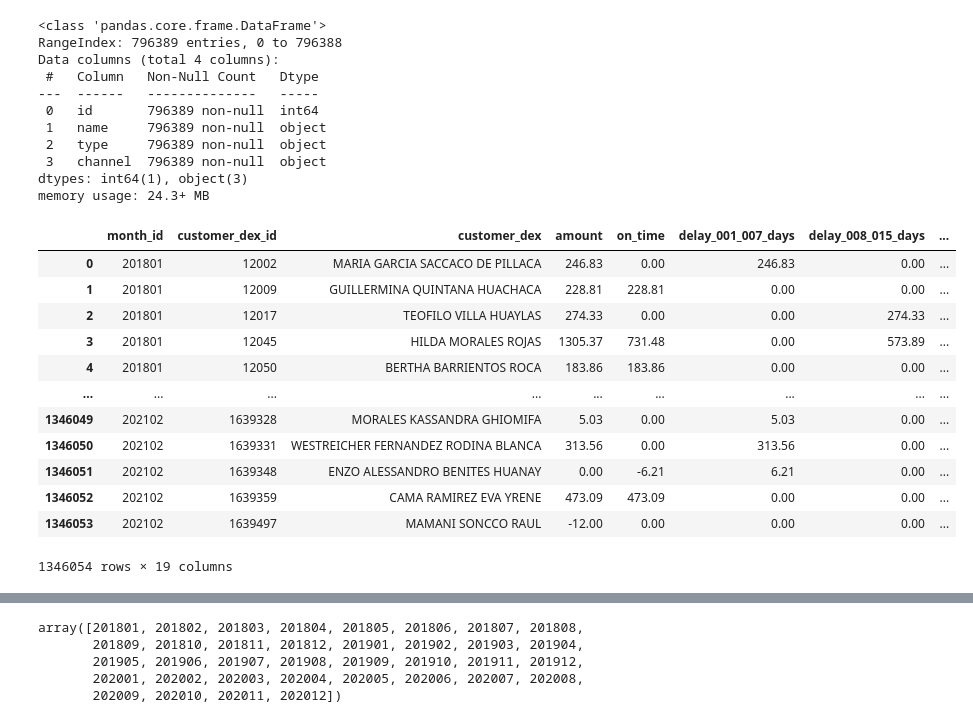
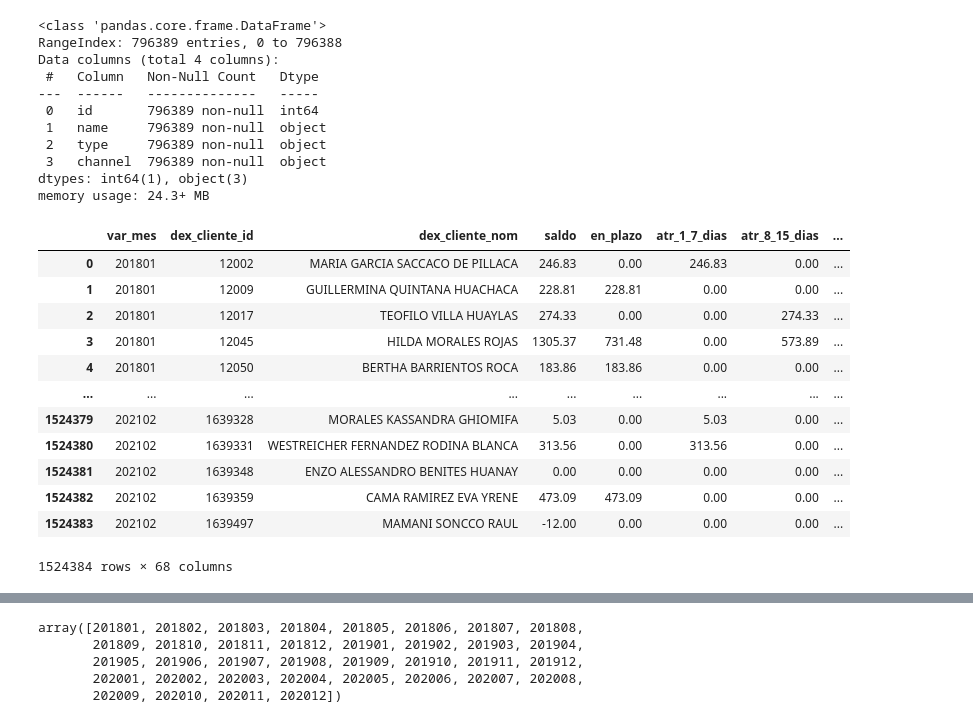
Before and after one commit to jbaraybar/dex_presentacion, a Jupyter notebook: presentacion.ipynb, the cells around one changed output, grey strips where cells are left out. Drawn from its saved outputs; the diff is of its cells as text; code cells hidden in the pictures.

```diff
--- a/presentacion.ipynb
+++ b/presentacion.ipynb
@@ -5,7 +5,7 @@ import numpy as np
 pd.set_option("display.float_format", lambda x: "%.2f" % x)
 pd.set_option('mode.chained_assignment', None)
 # %%
-atrasos = pd.read_csv('../dex/atrasos.csv', delimiter=';', low_memory=False)
+atrasos = pd.read_csv('../dex/clean/modelo.csv', delimiter=';', low_memory=False)
 atrasos.info()
 # %% [output]
 <class 'pandas.core.frame.DataFrame'>
@@ -28,5 +28,5 @@ memory usage: 403.4+ MB
 # %%
-atrasos = atrasos[atrasos['payment_condition_id'] != '#']
+#atrasos = atrasos[atrasos['payment_condition_id'] != '#']
 # %%
-atrasos = atrasos.drop_duplicates(subset=['customer_dex_id','amount'], keep='first')
-atrasos
+#atrasos = atrasos.drop_duplicates(subset=['customer_dex_id','amount'], keep='first')
+#atrasos
@@ -47,11 +33,11 @@ atrasos
 # %%
-atrasos = atrasos.groupby(['month_id','customer_dex_id','customer_dex'])[['amount','on_time','delay_001_007_days',
-                                                                          'delay_008_015_days','delay_016_030_days',
-                                                                          'delay_031_060_days','delay_061_090_days',
-                                                                          'delay_091_120_days','delay_121_150_days',
-                                                                          'delay_151_180_days','delay_181_360_days',
-                                                                          'delay_360_to_more']].sum()
+#atrasos = atrasos.groupby(['month_id','customer_dex_id','customer_dex'])[['amount','on_time','delay_001_007_days',
+#                                                                          'delay_008_015_days','delay_016_030_days',
+#                                                                          'delay_031_060_days','delay_061_090_days',
+#                                                                          'delay_091_120_days','delay_121_150_days',
+#                                                                          'delay_151_180_days','delay_181_360_days',
+#                                                                          'delay_360_to_more']].sum()
 
-atrasos = atrasos.reset_index()
+#atrasos = atrasos.reset_index()
 
-atrasos
+#atrasos
@@ -85,22 +57,22 @@ Data columns (total 4 columns):
 dtypes: int64(1), object(3)
 memory usage: 24.3+ MB
 # %%
-df = atrasos.merge(clientes, left_on='customer_dex_id', right_on='id', how='left')
+df = atrasos.merge(clientes, left_on='dex_cliente_id', right_on='id', how='left')
 df
 # %% [output]
-|  | month_id | customer_dex_id | customer_dex | amount | on_time | delay_001_007_days | delay_008_015_days | ... |
+|  | var_mes | dex_cliente_id | dex_cliente_nom | saldo | en_plazo | atr_1_7_dias | atr_8_15_dias | ... |
 | 0 | 201801 | 12002 | MARIA GARCIA SACCACO DE PILLACA | 246.83 | 0.00 | 246.83 | 0.00 | ... |
 | 1 | 201801 | 12009 | GUILLERMINA QUINTANA HUACHACA | 228.81 | 228.81 | 0.00 | 0.00 | ... |
 | 2 | 201801 | 12017 | TEOFILO VILLA HUAYLAS | 274.33 | 0.00 | 0.00 | 274.33 | ... |
 | 3 | 201801 | 12045 | HILDA MORALES ROJAS | 1305.37 | 731.48 | 0.00 | 573.89 | ... |
 | 4 | 201801 | 12050 | BERTHA BARRIENTOS ROCA | 183.86 | 183.86 | 0.00 | 0.00 | ... |
 | ... | ... | ... | ... | ... | ... | ... | ... | ... |
-| 1346049 | 202102 | 1639328 | MORALES KASSANDRA GHIOMIFA | 5.03 | 0.00 | 5.03 | 0.00 | ... |
-| 1346050 | 202102 | 1639331 | WESTREICHER FERNANDEZ RODINA BLANCA | 313.56 | 0.00 | 313.56 | 0.00 | ... |
-| 1346051 | 202102 | 1639348 | ENZO ALESSANDRO BENITES HUANAY | 0.00 | -6.21 | 6.21 | 0.00 | ... |
-| 1346052 | 202102 | 1639359 | CAMA RAMIREZ EVA YRENE | 473.09 | 473.09 | 0.00 | 0.00 | ... |
-| 1346053 | 202102 | 1639497 | MAMANI SONCCO RAUL | -12.00 | 0.00 | 0.00 | 0.00 | ... |
+| 1524379 | 202102 | 1639328 | MORALES KASSANDRA GHIOMIFA | 5.03 | 0.00 | 5.03 | 0.00 | ... |
+| 1524380 | 202102 | 1639331 | WESTREICHER FERNANDEZ RODINA BLANCA | 313.56 | 0.00 | 313.56 | 0.00 | ... |
+| 1524381 | 202102 | 1639348 | ENZO ALESSANDRO BENITES HUANAY | 0.00 | 0.00 | 0.00 | 0.00 | ... |
+| 1524382 | 202102 | 1639359 | CAMA RAMIREZ EVA YRENE | 473.09 | 473.09 | 0.00 | 0.00 | ... |
+| 1524383 | 202102 | 1639497 | MAMANI SONCCO RAUL | -12.00 | 0.00 | 0.00 | 0.00 | ... |
-1346054 rows × 19 columns
+1524384 rows × 68 columns
 # %%
 df.columns
 # %% [output]
```
Also changed, not shown: parts of 54 cells of this notebook.
